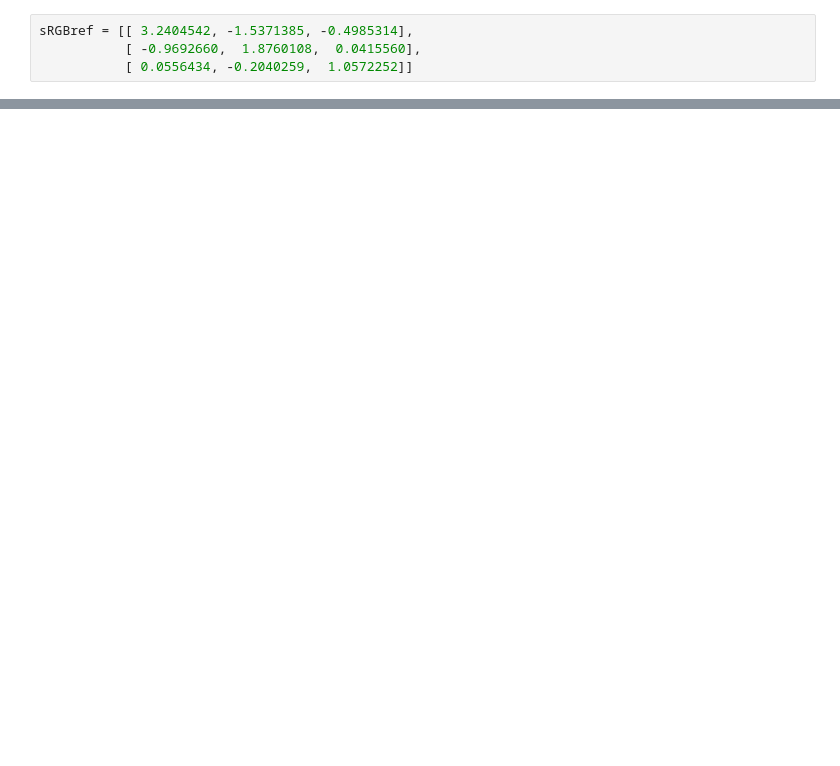
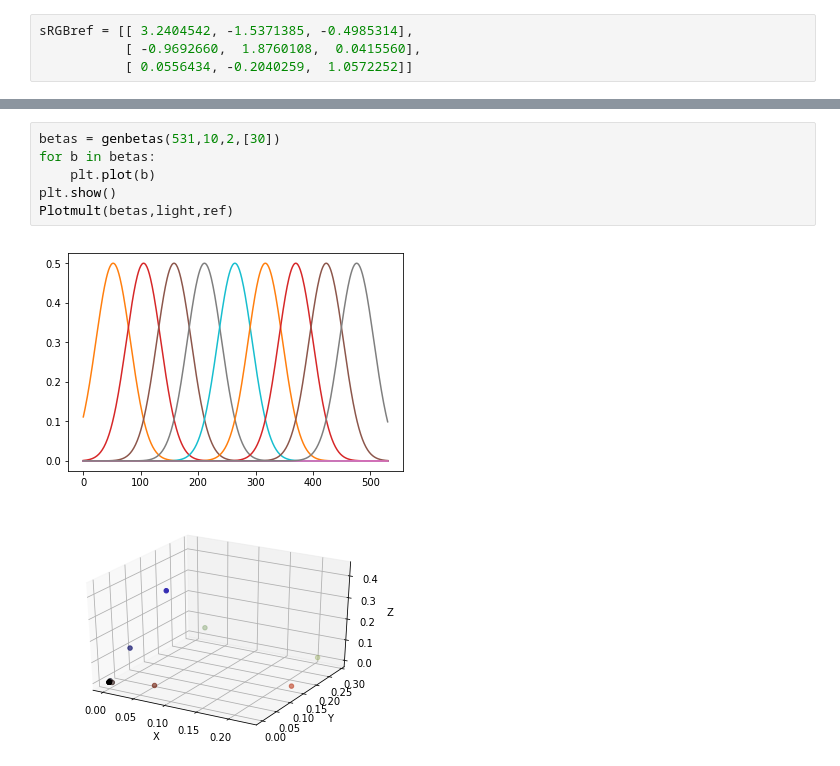
Before and after one commit to leokaplan/inf2608, a Jupyter notebook: T1 2608.ipynb, the cells around one changed output, grey strips where cells are left out. Cells and saved outputs as stored; diff of their text form; blank space fills up the shorter version.

```diff
--- a/T1 2608.ipynb
+++ b/T1 2608.ipynb
@@ -197,0 +229,9 @@ ValueError: operands could not be broadcast together with shapes (0,) (1,3)
+# %%
+betas = genbetas(531,10,2,[30])
+for b in betas:
+    plt.plot(b)
+plt.show()
+Plotmult(betas,light,ref)
+# %% [output]
+[figure, added]
+[figure, added]
```
Also changed, not shown: parts of 21 cells of this notebook, 23 other files.
